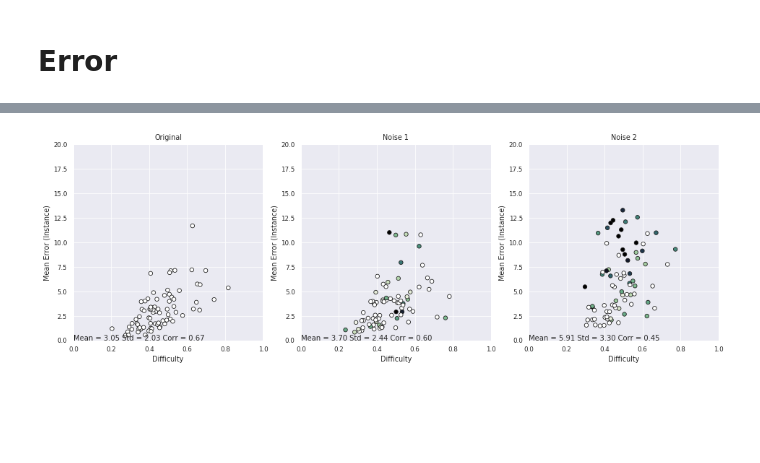
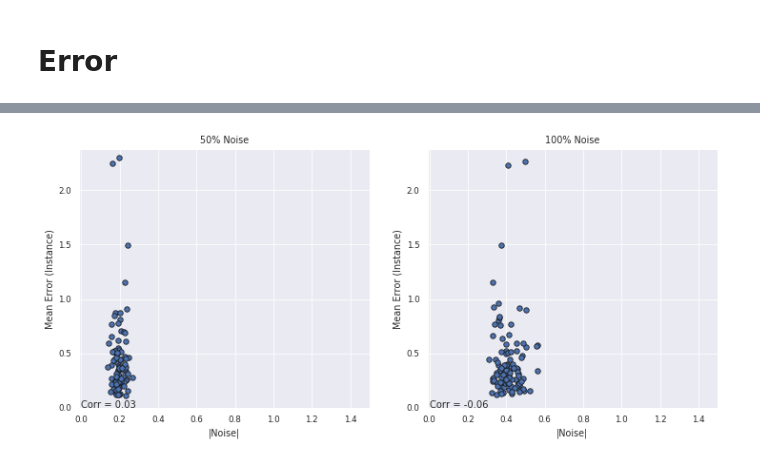
Before and after one commit to jvcm/irt_project, a Jupyter notebook: analysis.ipynb, the cells around one changed output, grey strips where cells are left out. Drawn from its saved outputs; the diff is of its cells as text; code cells hidden in the pictures; blank space fills up the shorter version.

```diff
--- a/analysis.ipynb
+++ b/analysis.ipynb
@@ -96,2 +370,7 @@ fig.savefig('./Results_IRT/'+name+'/hists.png')
 # %% [markdown]
 # Difficulty/ Discrimination
+# %%
+Xsort_i = np.argsort(test[0][:, 0].reshape(1,-1))
+X_test = test[0][:, 0]
+p_mean = params.mean(axis=0)
+p_std = params.std(axis=0)
@@ -177,2 +517,17 @@ fig.savefig('./Results_IRT/'+name+'/ability')
 # %% [markdown]
 # Error
+# %%
+# fig, axes = plt.subplots(1, 3, figsize=(16,5))
+for i, noise in enumerate(noises_i):
+    plt.figure(figsize=(6, 6))
+    c = np.absolute(noises[noise])
+    mean_error = np.absolute(errors[noise]).mean(axis = 1)
+    diff = params[noise][:, 0]
+    plt.scatter(diff,mean_error, c= c, cmap = cmap1, edgecolor='k',s=30)
+#     plt.text(x = 0, y = 0, s='Mean = %.2f Std = %.2f Corr = %.2f' %(mean_error.mean(), mean_error.std(), spearmanr(a = diff, b = mean_error)[0]), fontsize=10)
+    plt.xlabel('Difficulty', fontsize=fsz)
+    plt.ylabel('Average Error (Instance)', fontsize=fsz)
+    plt.xlim([0,1])
+    plt.ylim([0, 1.2*np.absolute(errors[-1]).mean(axis = 1).max()])
+#     plt.title(plts[i])
+    plt.savefig('./Results_IRT/'+name+'/diff_error_' + str(noise) + '_target.png', bbox_inches = 'tight', pad_inches = 0)
@@ -179,19 +538,14 @@ fig.savefig('./Results_IRT/'+name+'/ability')
 # %%
-fig, axes = plt.subplots(1, 3, figsize=(16,5))
-for i, error in enumerate(all_errors):
-    if i>0:
-        c = np.absolute(all_files[i][3].iloc[:,-1])
-    else:
-        c = np.zeros(len(all_files[i][2]))
-    mean_error = np.absolute(error).mean(axis = 1)
-    diff = all_files[i][2].iloc[:,0]
-    axes[i].scatter(diff,mean_error, c= c, cmap = cmap1, edgecolor='k',s=30)
-    axes[i].text(x = 0, y = 0, s='Mean = %.2f Std = %.2f Corr = %.2f' %(mean_error.mean(), mean_error.std(), spearmanr(a = diff, b = mean_error)[0]), fontsize=10)
-    axes[i].set_xlabel('Difficulty')
+fig, axes = plt.subplots(1, 2, figsize=(12,5))
+for i, noise in enumerate(noises_i[1:]):
+    mean_error = np.absolute(errors[noise]).mean(axis = 1)
+    axes[i].scatter(noises[noise], mean_error, edgecolor='k',s=30)
+    axes[i].text(x = 0, y = 0, s='Corr = %.2f' %(spearmanr(a = noises[noise], b = mean_error)[0]), fontsize=10)
+    axes[i].set_xlabel('|Noise|')
     axes[i].set_ylabel('Mean Error (Instance)')
-    axes[i].set_xlim([0,1])
-    axes[i].set_ylim([0, 20])
-    axes[i].set_title(plts[i])
-fig.savefig('./Results_IRT/'+name+'/diff_error')
+    axes[i].set_xlim([-0.01, 1.5])
+    axes[i].set_ylim([0, 1.05*np.absolute(errors[-1]).mean(axis = 1).max()])
+    axes[i].set_title(plts[i+1])
+fig.savefig('./Results_IRT/'+name+'/noise_error_target.png')
 # %% [output]
-[figure, old version]
+[figure, new version]
```
Also changed, not shown: parts of 67 cells of this notebook, 12 other files.
